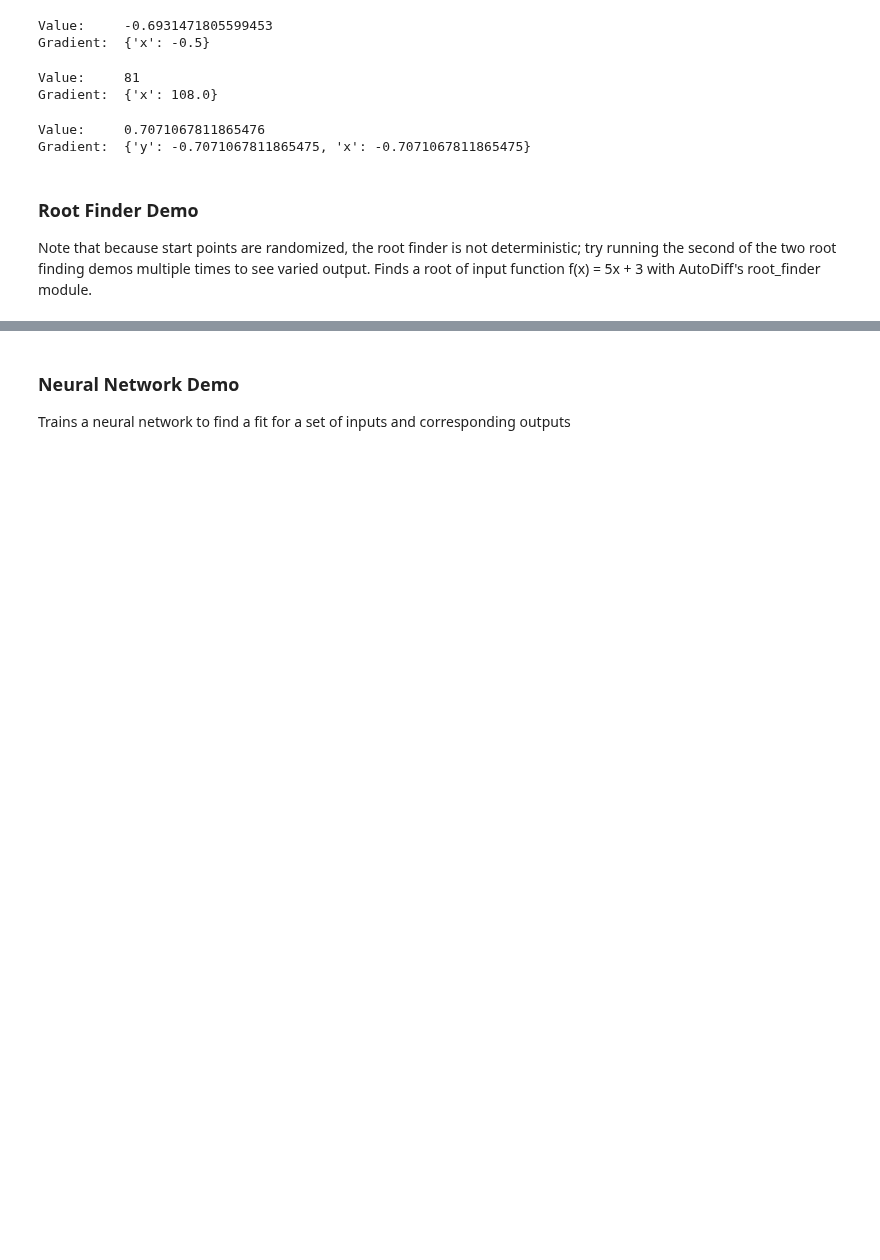
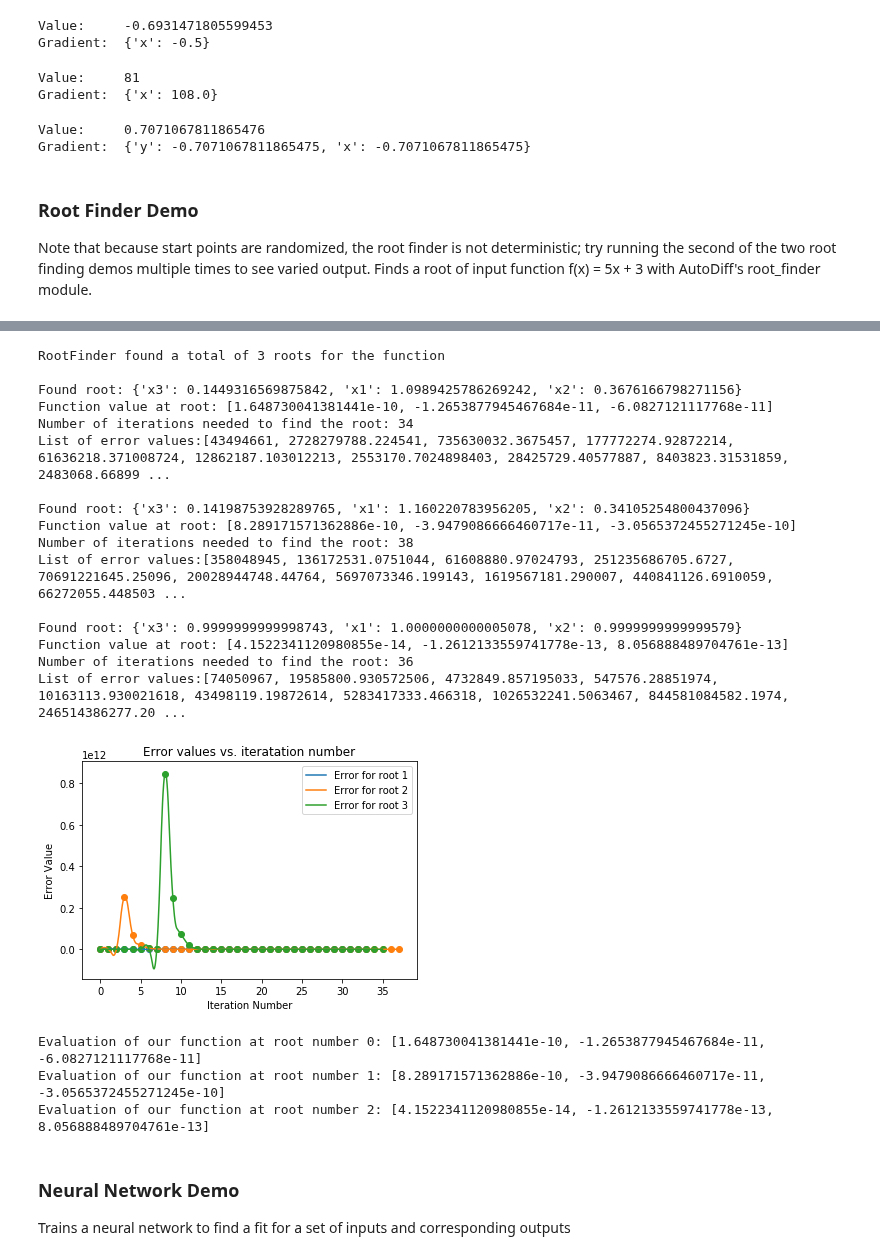
Before and after one commit to autodiff-cs207/AutoDiff, a Jupyter notebook: docs/Documentation.ipynb, the cells around one changed output, grey strips where cells are left out. Cells and saved outputs as stored; diff of their text form; code cells hidden in the pictures; blank space fills up the shorter version.

```diff
--- a/docs/Documentation.ipynb
+++ b/docs/Documentation.ipynb
@@ -159,3 +232,44 @@ for root in roots:
+# %%
+# Demo a second vector valued function
+x1 = Variable('x1')
+x2 = Variable('x2')
+x3 = Variable('x3')
+
+f1 = x1**2 - 2*x1+x2**2-x3+1
+f2 = x1*x2**2-x1-3*x2+x2*x3+2
+f3 = x1*x3**2-3*x3+x2*x3**2+x1*x2
+
+test_f4 = VectorFunction([f1,f2,f3])
+results_t4= vectorNewton(test_f4, num_starting_vals=5, verbose=True)
+pretty_print_results(results_t4)
+
+roots = [result[0] for result in results_t4]
+val_at_root = [result[1] for result in results_t4]
+
+for i, root in enumerate(roots):
+    r = test_f4.get_val(root)
+    print("Evaluation of our function at root number {}: {}".format(i,r))
+# %% [output]
+RootFinder found a total of 3 roots for the function
+
+Found root: {'x3': 0.1449316569875842, 'x1': 1.0989425786269242, 'x2': 0.3676166798271156}
+Function value at root: [1.648730041381441e-10, -1.2653877945467684e-11, -6.0827121117768e-11]
+Number of iterations needed to find the root: 34
+List of error values:[43494661, 2728279788.224541, 735630032.3675457, 177772274.92872214, 61636218.371008724, 12862187.103012213, 2553170.7024898403, 28425729.40577887, 8403823.31531859, 2483068.66899 ...
+
+Found root: {'x3': 0.14198753928289765, 'x1': 1.160220783956205, 'x2': 0.34105254800437096}
+Function value at root: [8.289171571362886e-10, -3.9479086666460717e-11, -3.0565372455271245e-10]
+Number of iterations needed to find the root: 38
+List of error values:[358048945, 136172531.0751044, 61608880.97024793, 251235686705.6727, 70691221645.25096, 20028944748.44764, 5697073346.199143, 1619567181.290007, 440841126.6910059, 66272055.448503 ...
+
+Found root: {'x3': 0.9999999999998743, 'x1': 1.0000000000005078, 'x2': 0.9999999999999579}
+Function value at root: [4.1522341120980855e-14, -1.2612133559741778e-13, 8.056888489704761e-13]
+Number of iterations needed to find the root: 36
+List of error values:[74050967, 19585800.930572506, 4732849.857195033, 547576.28851974, 10163113.930021618, 43498119.19872614, 5283417333.466318, 1026532241.5063467, 844581084582.1974, 246514386277.20 ...
+[figure, added]
+Evaluation of our function at root number 0: [1.648730041381441e-10, -1.2653877945467684e-11, -6.0827121117768e-11]
+Evaluation of our function at root number 1: [8.289171571362886e-10, -3.9479086666460717e-11, -3.0565372455271245e-10]
+Evaluation of our function at root number 2: [4.1522341120980855e-14, -1.2612133559741778e-13, 8.056888489704761e-13]
 # %% [markdown]
 ### Neural Network Demo
 Trains a neural network to find a fit for a set of inputs and corresponding outputs
```
Also changed, not shown: parts of 11 cells of this notebook, 4 other files.
